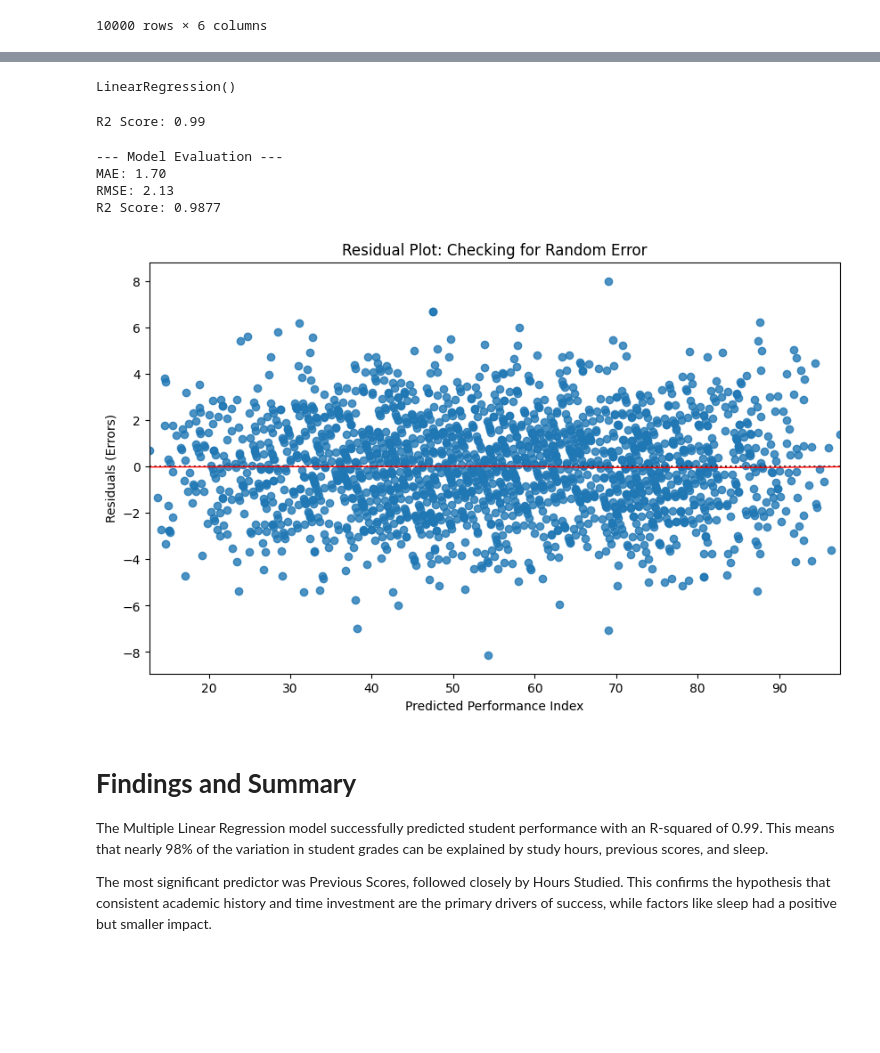
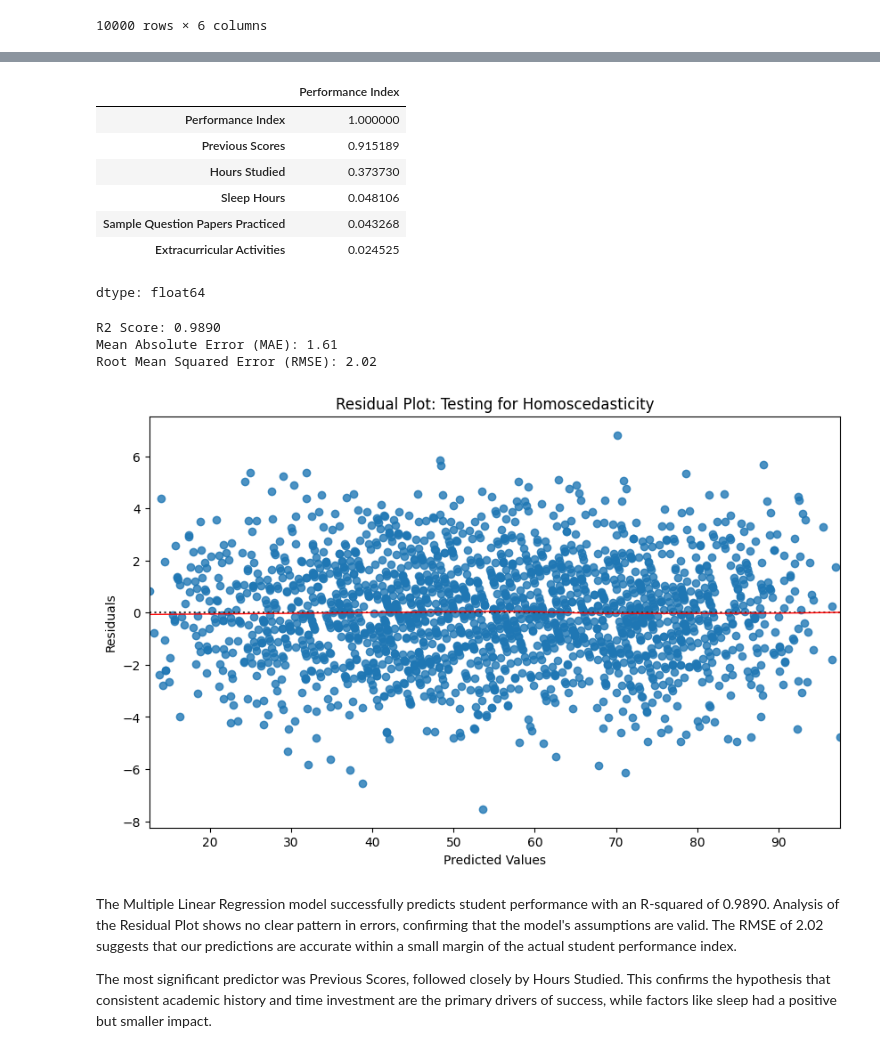
Before and after one commit to vee234o/Cos-201-Assignment-MLR-, a Jupyter notebook: COS_201_Assignment.ipynb, the cells around one changed output, grey strips where cells are left out. Drawn from its saved outputs; the diff is of its cells as text; code cells hidden in the pictures; blank space fills up the shorter version.

```diff
--- a/COS_201_Assignment.ipynb
+++ b/COS_201_Assignment.ipynb
@@ -12,4 +12,3 @@ from sklearn import metrics
 df = pd.read_csv('Student_Performance.csv')
 # %%
 df.isnull().sum()
-df = df.dropna()
@@ -30,7 +38,9 @@ df
 | 9999 | 7 | 74 | No | 8 | 1 | ... |
 10000 rows × 6 columns
 # %%
-sns.heatmap(df.corr(numeric_only=True), annot=True, cmap='YlGnBu')
+df['Extracurricular Activities'] = df['Extracurricular Activities'].map({'Yes': 1, 'No': 0})
+
+sns.heatmap(df.corr(), annot=True, cmap='YlGnBu')
 plt.title('What affects grades the most?')
 plt.show()
 
@@ -41,47 +51,44 @@ plt.show()
 [figure]
+# %%
+df.corr()['Performance Index'].sort_values(ascending=False)
+# %% [output]
+|  | Performance Index |
+| Performance Index | 1.000000 |
+| Previous Scores | 0.915189 |
+| Hours Studied | 0.373730 |
+| Sleep Hours | 0.048106 |
+| Sample Question Papers Practiced | 0.043268 |
+| Extracurricular Activities | 0.024525 |
+dtype: float64
 # %%
-X = df[['Hours Studied', 'Previous Scores', 'Sleep Hours']]
+X = df.drop('Performance Index', axis=1)
 y = df['Performance Index']
 
 
 X_train, X_test, y_train, y_test = train_test_split(X, y, test_size=0.2, random_state=42)
-# %%
-model = LinearRegression()
-model.fit(X_train, y_train)
-# %% [output]
-LinearRegression()
-# %%
-y_pred = model.predict(X_test)
-print(f"R2 Score: {r2_score(y_test, y_pred):.2f}")
-# %% [output]
-R2 Score: 0.99
-# %%
-mae = metrics.mean_absolute_error(y_test, y_pred)
-mse = metrics.mean_squared_error(y_test, y_pred)
-rmse = np.sqrt(mse)
-r2 = metrics.r2_score(y_test, y_pred)
-
-print(f"--- Model Evaluation ---")
-print(f"MAE: {mae:.2f}")
-print(f"RMSE: {rmse:.2f}")
-print(f"R2 Score: {r2:.4f}")
-# %% [output]
---- Model Evaluation ---
-MAE: 1.70
-RMSE: 2.13
-R2 Score: 0.9877
+# %%
+model = LinearRegression()
+model.fit(X_train, y_train)
+
+predictions = model.predict(X_test)
+
+print(f"R2 Score: {metrics.r2_score(y_test, predictions):.4f}")
+print(f"Mean Absolute Error (MAE): {metrics.mean_absolute_error(y_test, predictions):.2f}")
+print(f"Root Mean Squared Error (RMSE): {np.sqrt(metrics.mean_squared_error(y_test, predictions)):.2f}")
+# %% [output]
+R2 Score: 0.9890
+Mean Absolute Error (MAE): 1.61
+Root Mean Squared Error (RMSE): 2.02
 # %%
-plt.figure(figsize=(10,6))
-sns.residplot(x=y_pred, y=y_test, lowess=True, line_kws={'color': 'red', 'lw': 1})
-plt.xlabel('Predicted Performance Index')
-plt.ylabel('Residuals (Errors)')
-plt.title('Residual Plot: Checking for Random Error')
+plt.figure(figsize=(10, 6))
+sns.residplot(x=predictions, y=y_test - predictions, lowess=True, line_kws={'color': 'red', 'lw': 1})
+plt.xlabel('Predicted Values')
+plt.ylabel('Residuals')
+plt.title('Residual Plot: Testing for Homoscedasticity')
 plt.show()
 # %% [output]
-[figure, old version]
+[figure, new version]
 # %% [markdown]
-# **Findings and Summary**
-
-The Multiple Linear Regression model successfully predicted student performance with an R-squared of 0.99. This means that nearly 98% of the variation in student grades can be explained by study hours, previous scores, and sleep.
+The Multiple Linear Regression model successfully predicts student performance with an R-squared of  0.9890. Analysis of the Residual Plot shows no clear pattern in errors, confirming that the model's assumptions are valid. The RMSE of 2.02 suggests that our predictions are accurate within a small margin of the actual student performance index.
 
 The most significant predictor was Previous Scores, followed closely by Hours Studied. This confirms the hypothesis that consistent academic history and time investment are the primary drivers of success, while factors like sleep had a positive but smaller impact.
```
Also changed, not shown: parts of 2 cells of this notebook.
